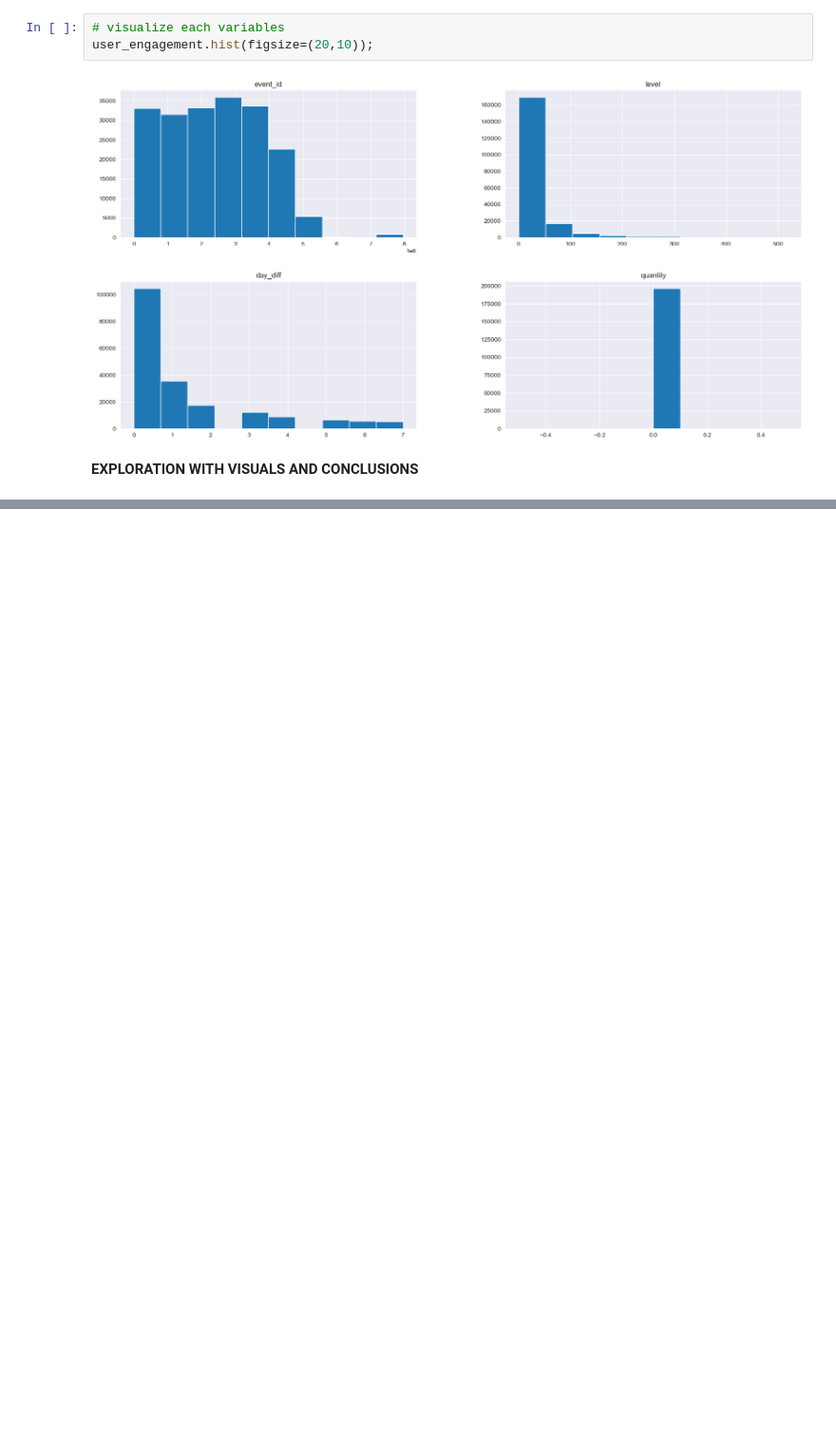
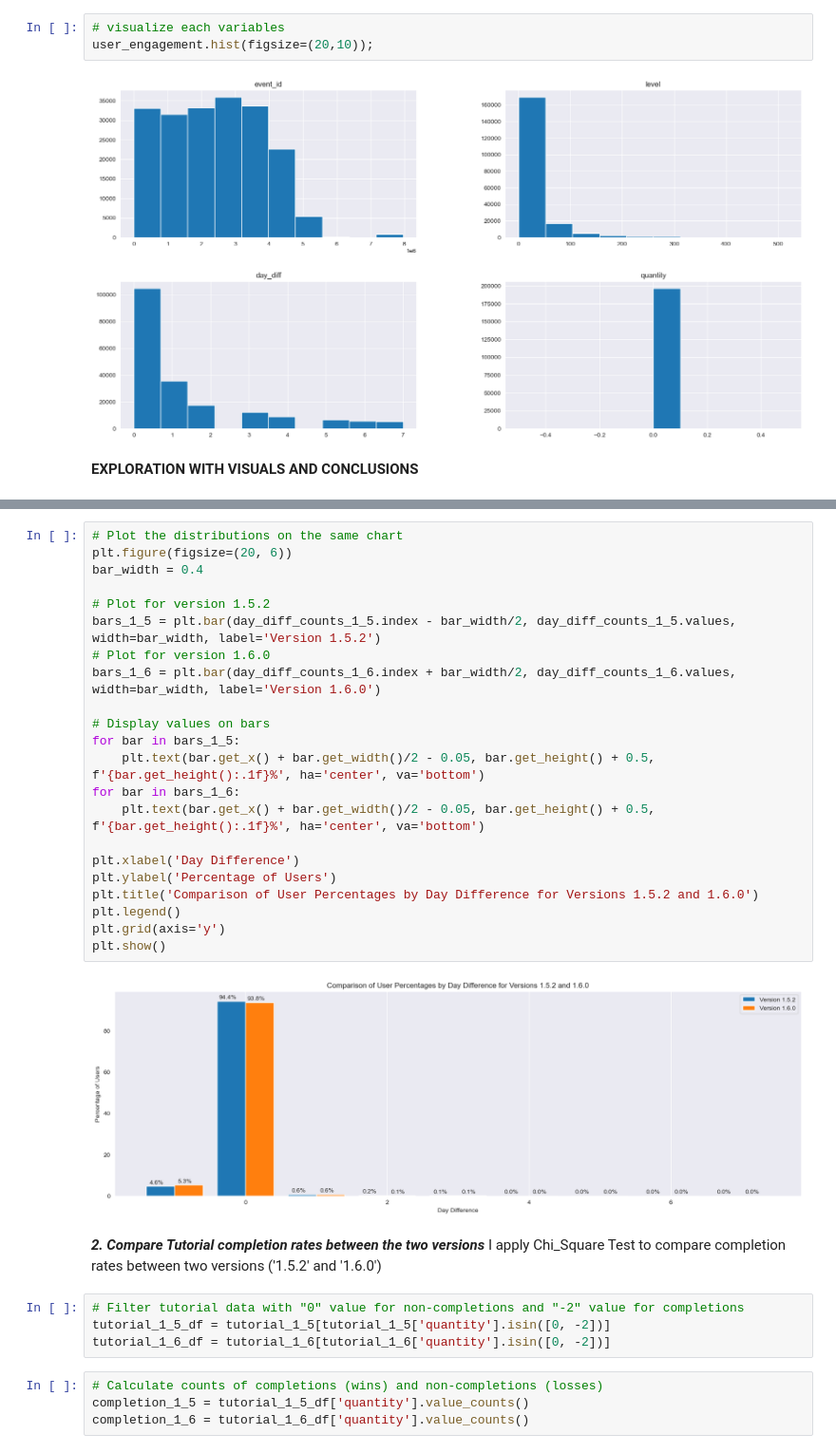
Before and after one commit to ducnm7/indiez_assign, a Jupyter notebook: notebooks/data_analyze.ipynb, the cells around one changed output, grey strips where cells are left out. Shown: that part at 95% size. Cells and saved outputs as stored; diff of their text form; blank space fills up the shorter version.

```diff
--- a/notebooks/data_analyze.ipynb
+++ b/notebooks/data_analyze.ipynb
@@ -483,0 +720,35 @@ version 1.5.2?*
+# %%
+# Plot the distributions on the same chart
+plt.figure(figsize=(20, 6))
+bar_width = 0.4
+
+# Plot for version 1.5.2
+bars_1_5 = plt.bar(day_diff_counts_1_5.index - bar_width/2, day_diff_counts_1_5.values, width=bar_width, label='Version 1.5.2')
+# Plot for version 1.6.0
+bars_1_6 = plt.bar(day_diff_counts_1_6.index + bar_width/2, day_diff_counts_1_6.values, width=bar_width, label='Version 1.6.0')
+
+# Display values on bars
+for bar in bars_1_5:
+    plt.text(bar.get_x() + bar.get_width()/2 - 0.05, bar.get_height() + 0.5, f'{bar.get_height():.1f}%', ha='center', va='bottom')
+for bar in bars_1_6:
+    plt.text(bar.get_x() + bar.get_width()/2 - 0.05, bar.get_height() + 0.5, f'{bar.get_height():.1f}%', ha='center', va='bottom')
+
+plt.xlabel('Day Difference')
+plt.ylabel('Percentage of Users')
+plt.title('Comparison of User Percentages by Day Difference for Versions 1.5.2 and 1.6.0')
+plt.legend()
+plt.grid(axis='y')
+plt.show()
+# %% [output]
+[figure, added]
+# %% [markdown]
+***2.  Compare Tutorial completion rates between the two versions***
+I apply Chi_Square Test to compare completion rates between two versions ('1.5.2' and '1.6.0')
+# %%
+# Filter tutorial data with "0" value for non-completions and "-2" value for completions
+tutorial_1_5_df = tutorial_1_5[tutorial_1_5['quantity'].isin([0, -2])]
+tutorial_1_6_df = tutorial_1_6[tutorial_1_6['quantity'].isin([0, -2])]
+# %%
+# Calculate counts of completions (wins) and non-completions (losses)
+completion_1_5 = tutorial_1_5_df['quantity'].value_counts()
+completion_1_6 = tutorial_1_6_df['quantity'].value_counts()
```
Also changed, not shown: parts of 37 cells of this notebook, 4 other files.
